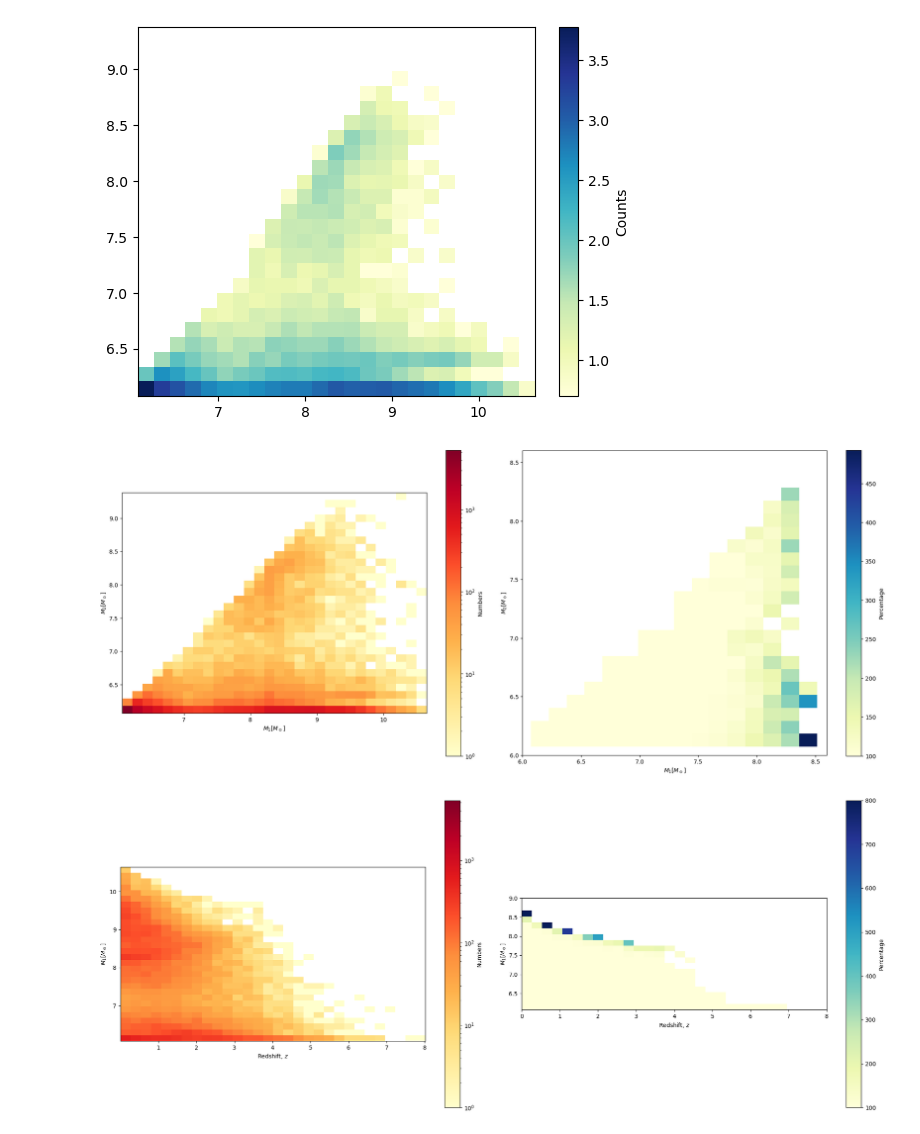
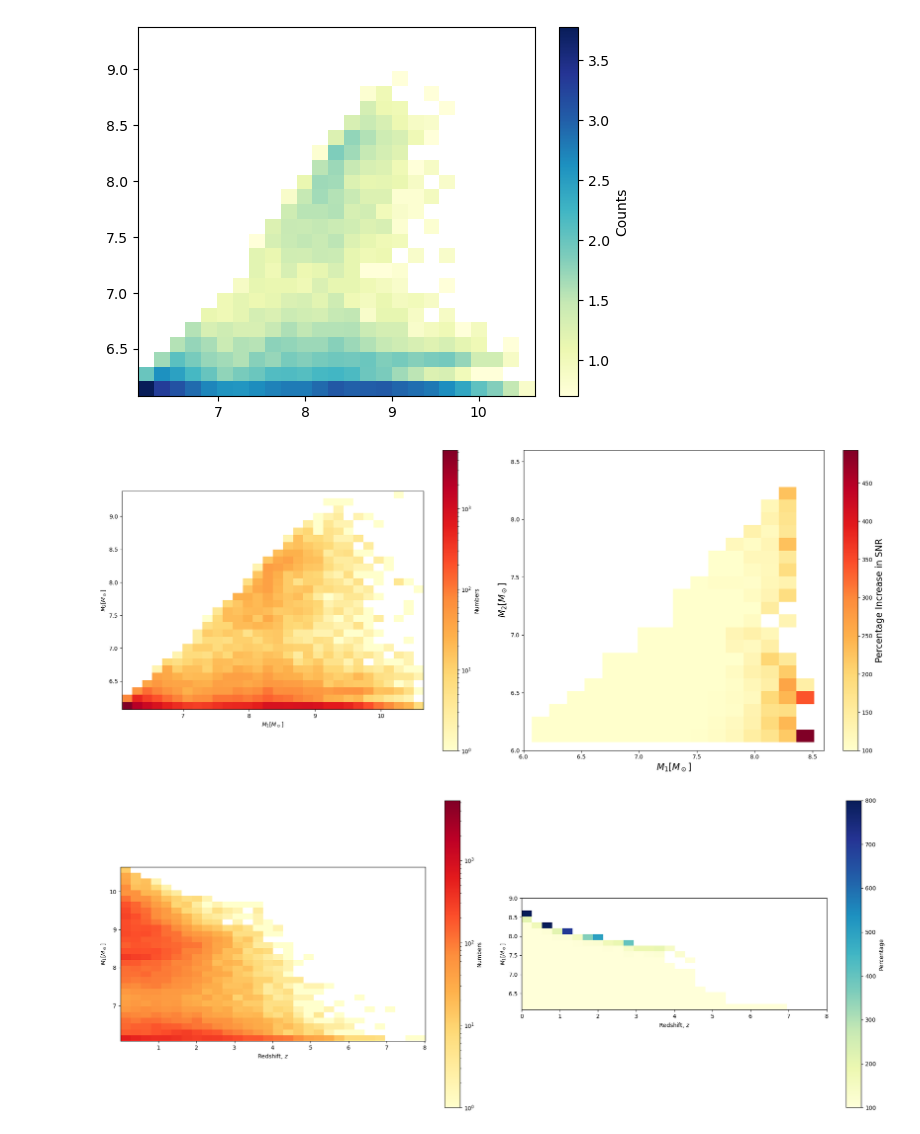
Before and after one commit to Thirtha17/SMBH-Merger-SNR-calculation-with-LISA, a Jupyter notebook: SMBH Merger Analysis for Cosmological Simulations TNG-300.ipynb, the cells around one changed output. Saved outputs shown, nothing was run; the diff lists cells and outputs as text; code cells hidden in the pictures.

```diff
--- a/SMBH Merger Analysis for Cosmological Simulations TNG-300.ipynb
+++ b/SMBH Merger Analysis for Cosmological Simulations TNG-300.ipynb
@@ -1115,24 +1117,24 @@ def snr_percentage_hist(x, y, z1, z2, bins=(20,20),xH_lim=(6,8.6),yH_lim=(6,8.6)
     cbar1.set_label('Numbers')
 
     # Plot the ratio histogram (H_z2 / H_z1)
-    im2 = ax2.imshow(H_z2/H_z1, interpolation='nearest', origin='lower', extent=[xedges[0], xedges[-1], yedges[0], yedges[-1]],
+    im2 = ax2.imshow(H_z2/H_z1*100, interpolation='nearest', origin='lower', extent=[xedges[0], xedges[-1], yedges[0], yedges[-1]],
                cmap=c2, norm=norm2, vmax=vmax, vmin=vmin)
-    ax2.set_xlabel(labelx)
+    ax2.set_xlabel(labelx, fontsize=16)
     ax2.set_xlim(xH_lim)
     ax2.set_ylim(yH_lim)
-    ax2.set_ylabel(labely)
+    ax2.set_ylabel(labely,fontsize=16)
 
     # Add colorbar for the second plot
     cbar2 = plt.colorbar(im2, ax=ax2, orientation='vertical', aspect=20)
-    cbar2.set_label(labelz)
+    cbar2.set_label(labelz,fontsize=16)
 
     # Adjust layout to avoid overlap
     plt.tight_layout()
     plt.show()
 # %%
-snr_percentage_hist(np.log10(m1A),np.log10(m2A),snrA_s00,snrA_s08, vmax=None, vmin=None,labelx='$M_1[M_\odot]$',labely='$M_2[M_\odot]$',labelz='Ratio of Detectable Mergers',bins=(30,30))
+snr_percentage_hist(np.log10(m1A),np.log10(m2A),snrA_s00,snrA_s08, vmax=None,c2='YlOrRd', vmin=None,labelx='$M_1[M_\odot]$',labely='$M_2[M_\odot]$',labelz=' Percentage Increase in SNR ',bins=(30,30))
 # %% [output]
-[figure, old version]
+[figure, new version]
 # %%
 # Change the axis RH
 # Play with vmin and vmax
```
Also changed, not shown: parts of 20 cells of this notebook, 1 other file.
